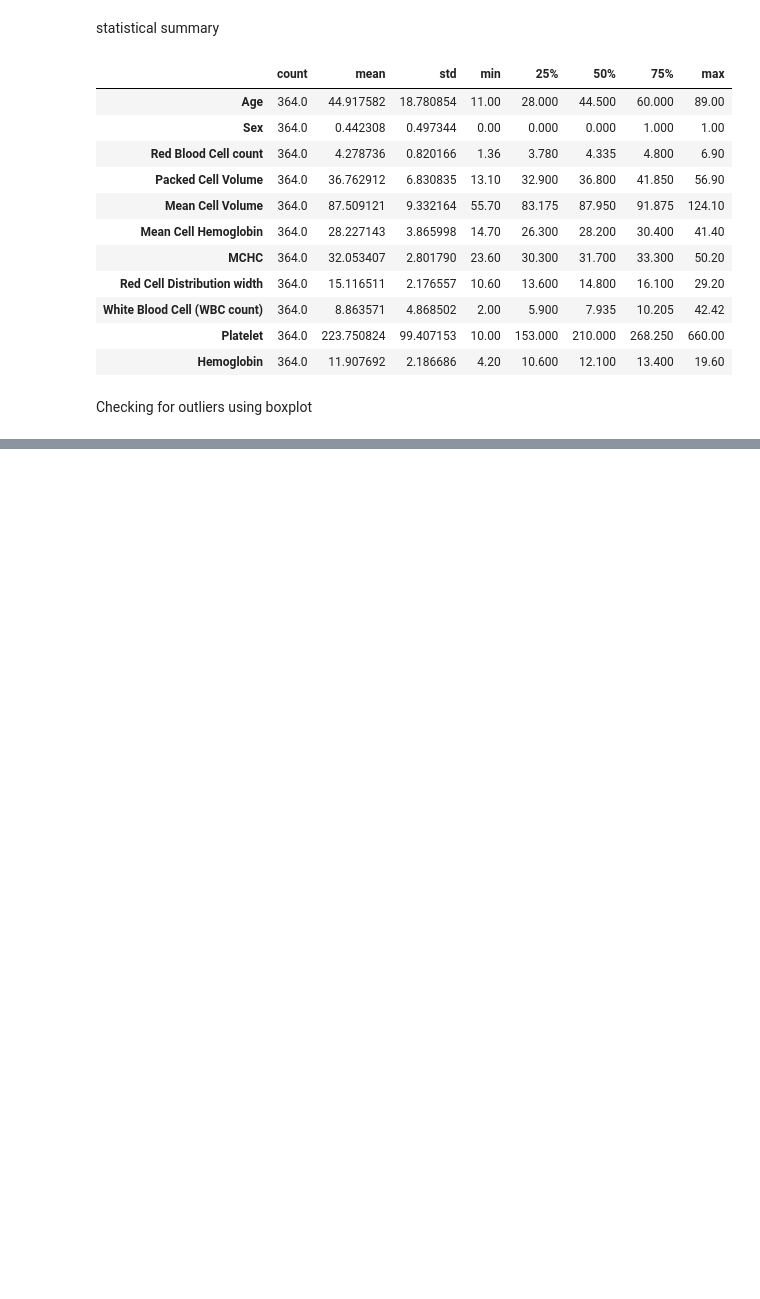
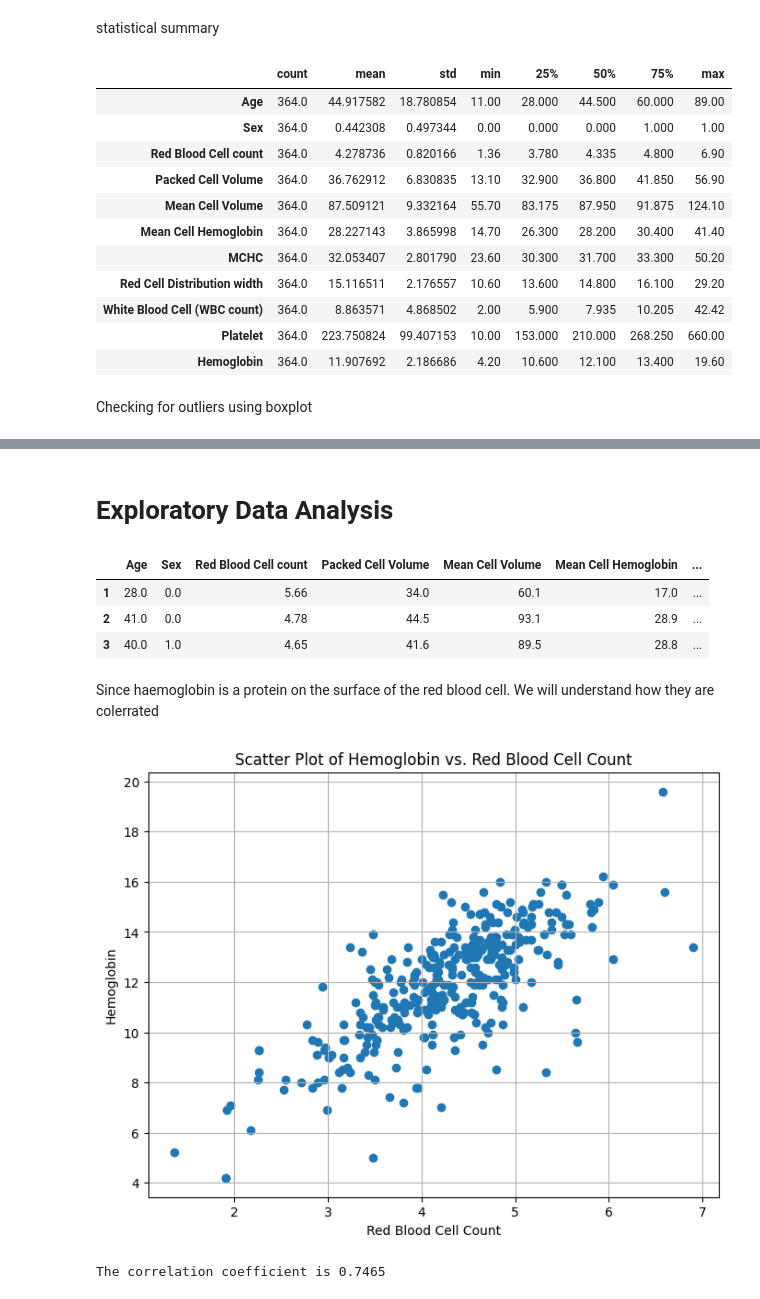
Before and after one commit to Perception-ui/AnemiaPredictor, a Jupyter notebook: Notebook.ipynb, the cells around one changed output, grey strips where cells are left out. Saved outputs shown, nothing was run; the diff lists cells and outputs as text; code cells hidden in the pictures; blank space fills up the shorter version.

```diff
--- a/Notebook.ipynb
+++ b/Notebook.ipynb
@@ -270,0 +269,26 @@ plt.show()
+# %% [markdown]
+# Exploratory Data Analysis
+# %%
+df.head(3)
+# %% [output]
+|  | Age | Sex | Red Blood Cell count | Packed Cell Volume | Mean Cell Volume | Mean Cell Hemoglobin | ... |
+| 1 | 28.0 | 0.0 | 5.66 | 34.0 | 60.1 | 17.0 | ... |
+| 2 | 41.0 | 0.0 | 4.78 | 44.5 | 93.1 | 28.9 | ... |
+| 3 | 40.0 | 1.0 | 4.65 | 41.6 | 89.5 | 28.8 | ... |
+# %% [markdown]
+Since haemoglobin is a protein on the surface of the red blood cell. We will understand how they are colerrated
+# %%
+plt.figure(figsize=(8, 6))
+plt.scatter(df['Red Blood Cell count'], df['Hemoglobin'])
+plt.title('Scatter Plot of Hemoglobin vs. Red Blood Cell Count')
+plt.xlabel('Red Blood Cell Count')
+plt.ylabel('Hemoglobin')
+plt.grid(True)
+plt.show()
+# %% [output]
+[figure, added]
+# %%
+cor = np.corrcoef(df['Red Blood Cell count'],df['Hemoglobin'])
+print(f"The correlation coefficient is {round(cor[0][1],4)}")
+# %% [output]
+The correlation coefficient is 0.7465
```
Also changed, not shown: parts of 4 cells of this notebook.
